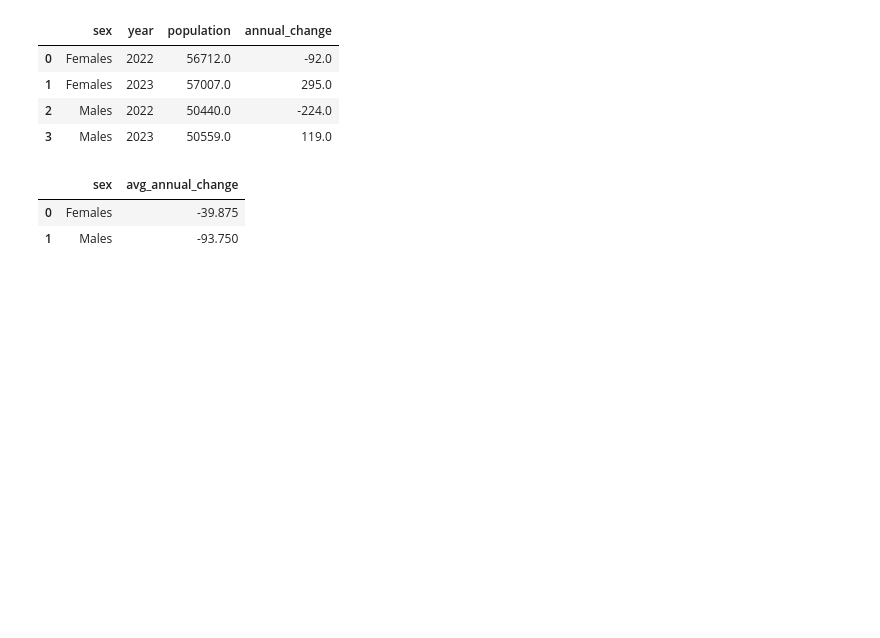
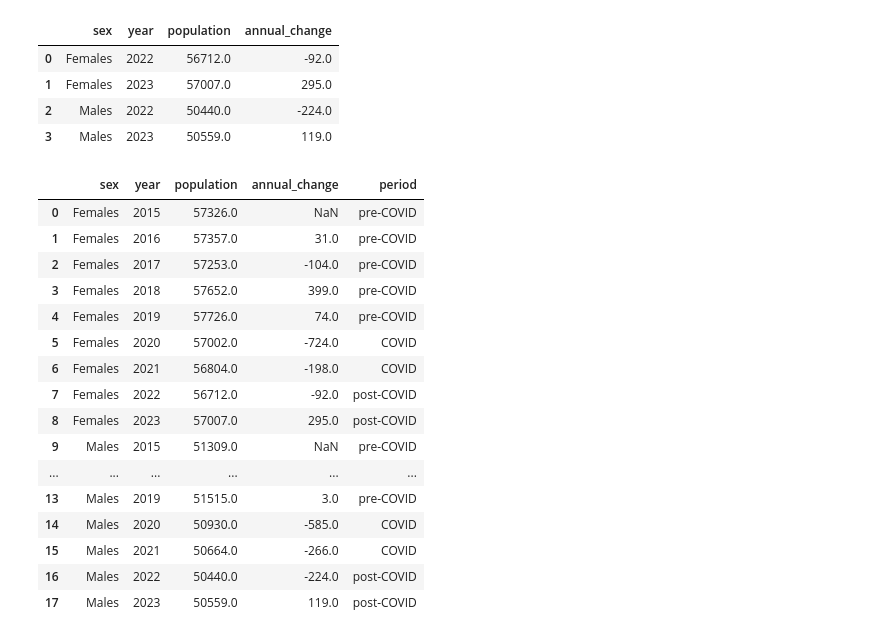
Before and after one commit to GirelliG-it/aruba_population_analyses, a Jupyter notebook: notebooks/02_analysis_from_sqlite.ipynb, the cells around one changed output. Drawn from its saved outputs; the diff is of its cells as text; code cells hidden in the pictures; blank space fills up the shorter version.

```diff
--- a/notebooks/02_analysis_from_sqlite.ipynb
+++ b/notebooks/02_analysis_from_sqlite.ipynb
@@ -105,19 +108,33 @@ df_sql
 | 1 | Females | 2023 | 57007.0 | 295.0 |
 | 2 | Males | 2022 | 50440.0 | -224.0 |
 | 3 | Males | 2023 | 50559.0 | 119.0 |
-# %%
-with sqlite3.connect(DB_PATH) as conn:
-    df_sql_1 = pd.read_sql(
-        """
-        SELECT sex, AVG(annual_change) AS avg_annual_change
-        FROM population_change_by_sex
-        WHERE annual_change IS NOT NULL
-        GROUP BY sex;
-        """,
-        conn
-    )
-df_sql_1
-# %% [output]
-|  | sex | avg_annual_change |
-| 0 | Females | -39.875 |
-| 1 | Males | -93.750 |
+# %%
+def label_period(year):
+    if 2015 <= year <= 2019:
+        return "pre-COVID"
+    elif 2020 <= year <= 2021:
+        return "COVID"
+    else:
+        return "post-COVID"
+
+df["period"] = df["year"].apply(label_period)
+
+df
+# %% [output]
+|  | sex | year | population | annual_change | period |
+| 0 | Females | 2015 | 57326.0 | NaN | pre-COVID |
+| 1 | Females | 2016 | 57357.0 | 31.0 | pre-COVID |
+| 2 | Females | 2017 | 57253.0 | -104.0 | pre-COVID |
+| 3 | Females | 2018 | 57652.0 | 399.0 | pre-COVID |
+| 4 | Females | 2019 | 57726.0 | 74.0 | pre-COVID |
+| 5 | Females | 2020 | 57002.0 | -724.0 | COVID |
+| 6 | Females | 2021 | 56804.0 | -198.0 | COVID |
+| 7 | Females | 2022 | 56712.0 | -92.0 | post-COVID |
+| 8 | Females | 2023 | 57007.0 | 295.0 | post-COVID |
+| 9 | Males | 2015 | 51309.0 | NaN | pre-COVID |
+| ... | ... | ... | ... | ... | ... |
+| 13 | Males | 2019 | 51515.0 | 3.0 | pre-COVID |
+| 14 | Males | 2020 | 50930.0 | -585.0 | COVID |
+| 15 | Males | 2021 | 50664.0 | -266.0 | COVID |
+| 16 | Males | 2022 | 50440.0 | -224.0 | post-COVID |
+| 17 | Males | 2023 | 50559.0 | 119.0 | post-COVID |
```
Also changed, not shown: parts of 5 cells of this notebook, 1 other file.
